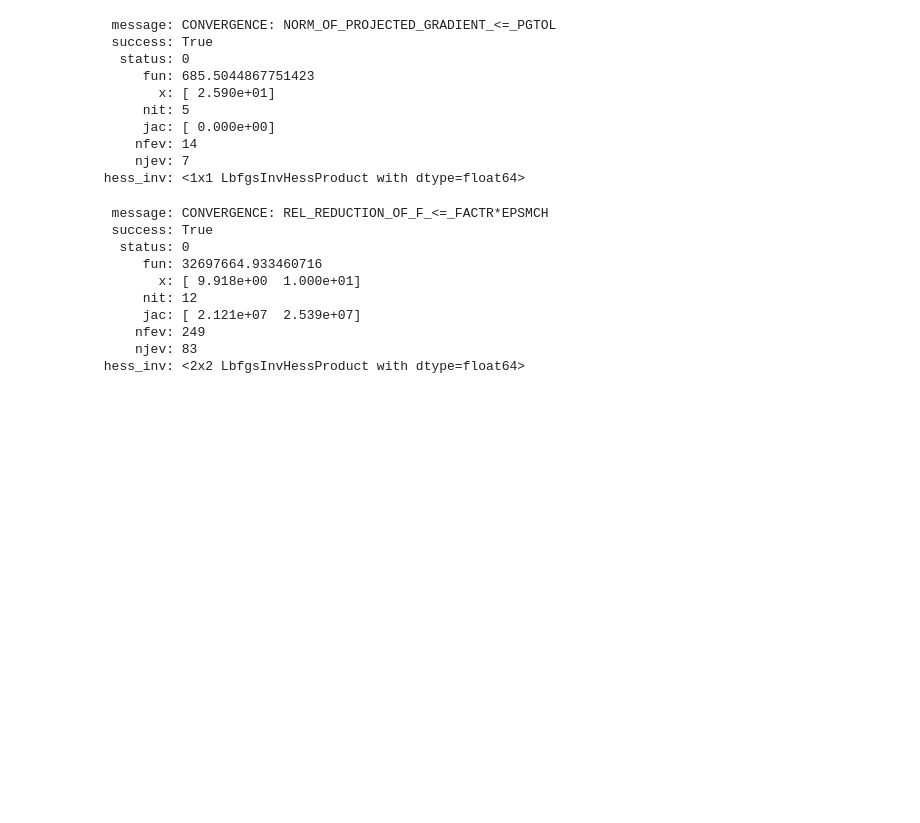
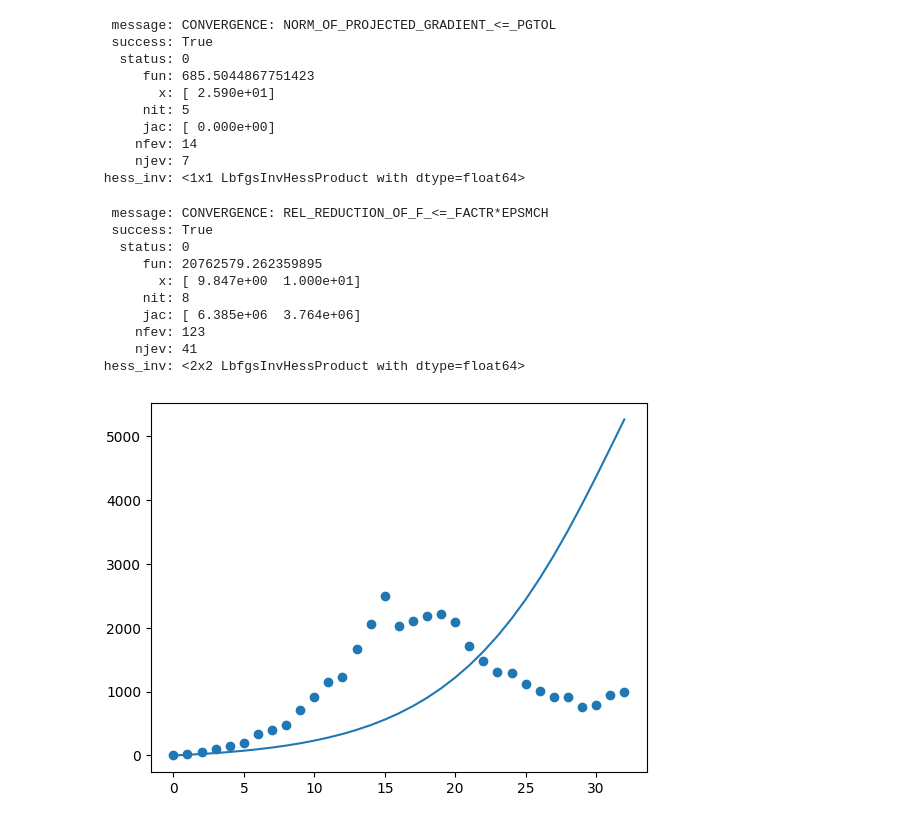
Before and after one commit to HilbertN/Analisis_de_datos_Tareas, a Jupyter notebook: Tarea3_Ajuste_de_parametros.ipynb, the cells around one changed output. Cells and saved outputs as stored; diff of their text form; code cells hidden in the pictures; blank space fills up the shorter version.

```diff
--- a/Tarea3_Ajuste_de_parametros.ipynb
+++ b/Tarea3_Ajuste_de_parametros.ipynb
@@ -88,12 +88,12 @@ min
      njev: 7
  hess_inv: <1x1 LbfgsInvHessProduct with dtype=float64>
 # %%
-#Ejercicio 2: Ajustar la primera ola con m ́ınimos cuadrados
+#Ejercicio 2: Ajustar la primera ola con m ́ınimos cuadrados con una población inicial de N0=8000
 
 #Tomamos solo los valores del indice 0 al 34, esto sirve para lo que sigue del código
-ola1=ola.iloc[0:35]
+ola1=ola.iloc[0:33]
 
-ola1.index=np.arange(0,35)
+ola1.index=np.arange(0,33)
 #Tomamos los datos de tipo flotante
 ola1=ola1.astype(float)
 
@@ -112,8 +112,8 @@ def SIC(y,t,gamma,beta):
 def Acum(gamma,beta):
   def model(y,t):
     return SIC(y,t,gamma,beta)
-  t=np.arange(0,35)
-  N0=10000.0
+  t=np.arange(0,26)
+  N0=8000.0
   y0=np.array([N0-1.,1.,0.])
   sol=odeint(model,y0,t)
   return sol[:,2]
@@ -130,11 +130,25 @@ res
   message: CONVERGENCE: REL_REDUCTION_OF_F_<=_FACTR*EPSMCH
   success: True
    status: 0
-      fun: 32697664.933460716
-        x: [ 9.918e+00  1.000e+01]
-      nit: 12
-      jac: [ 2.121e+07  2.539e+07]
-     nfev: 249
-     njev: 83
+      fun: 20762579.262359895
+        x: [ 9.847e+00  1.000e+01]
+      nit: 8
+      jac: [ 6.385e+06  3.764e+06]
+     nfev: 123
+     njev: 41
  hess_inv: <2x2 LbfgsInvHessProduct with dtype=float64>
+# %%
+t=np.arange(0,33)
+N0=8000.0
+y0=np.array([N0-1.,1.,0.])
+
+def model(y,t):
+	return SIC(y,t,res.x[0],res.x[1])
+model_prediction = odeint(model, y0, t)
+
+plt.plot(t,model_prediction[:,2])
+plt.scatter(t,ola1['positivo'])
+plt.show()
+# %% [output]
+[figure, added]
 # %%
```
Also changed, not shown: parts of 12 cells of this notebook.
